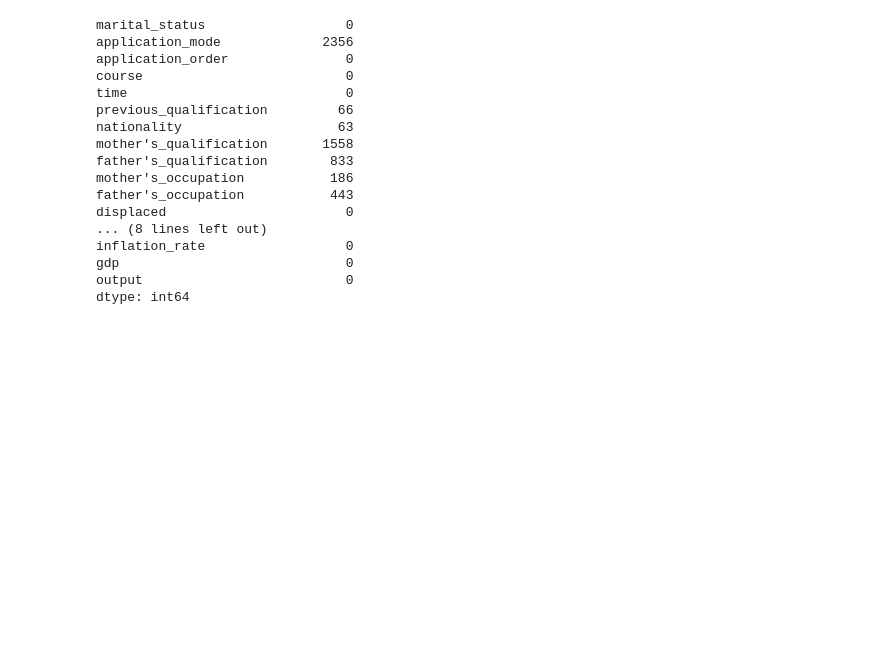
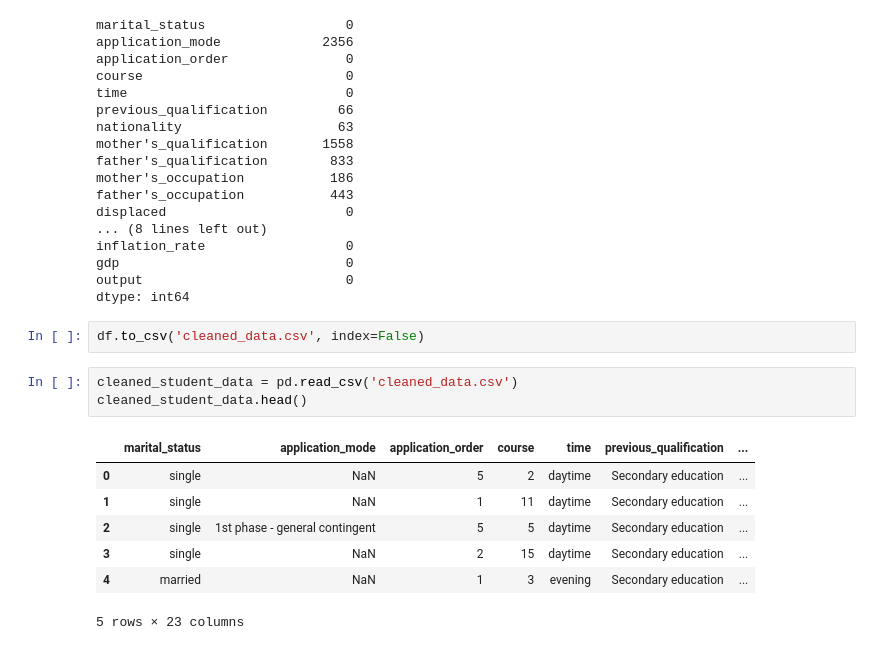
Before and after one commit to lilyhoffman/ds4200, a Jupyter notebook: project/4200 data cleaning.ipynb, the cells around one changed output. Saved outputs shown, nothing was run; the diff lists cells and outputs as text; blank space fills up the shorter version.

```diff
--- a/project/4200 data cleaning.ipynb
+++ b/project/4200 data cleaning.ipynb
@@ -341,3 +341,16 @@ inflation_rate                  0
 gdp                             0
 output                          0
 dtype: int64
+# %%
+df.to_csv('cleaned_data.csv', index=False)
+# %%
+cleaned_student_data = pd.read_csv('cleaned_data.csv')
+cleaned_student_data.head()
+# %% [output]
+|  | marital_status | application_mode | application_order | course | time | previous_qualification | ... |
+| 0 | single | NaN | 5 | 2 | daytime | Secondary education | ... |
+| 1 | single | NaN | 1 | 11 | daytime | Secondary education | ... |
+| 2 | single | 1st phase - general contingent | 5 | 5 | daytime | Secondary education | ... |
+| 3 | single | NaN | 2 | 15 | daytime | Secondary education | ... |
+| 4 | married | NaN | 1 | 3 | evening | Secondary education | ... |
+5 rows × 23 columns
```
Also changed, not shown: 1 other file.
